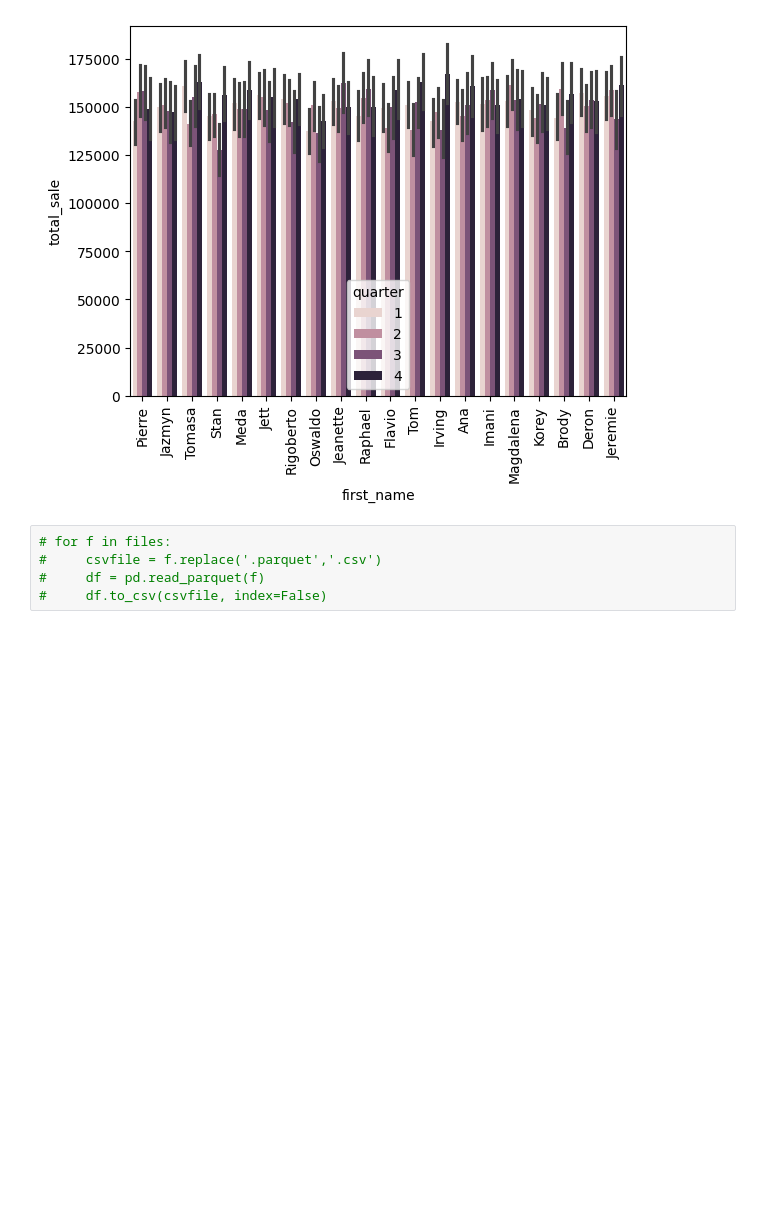
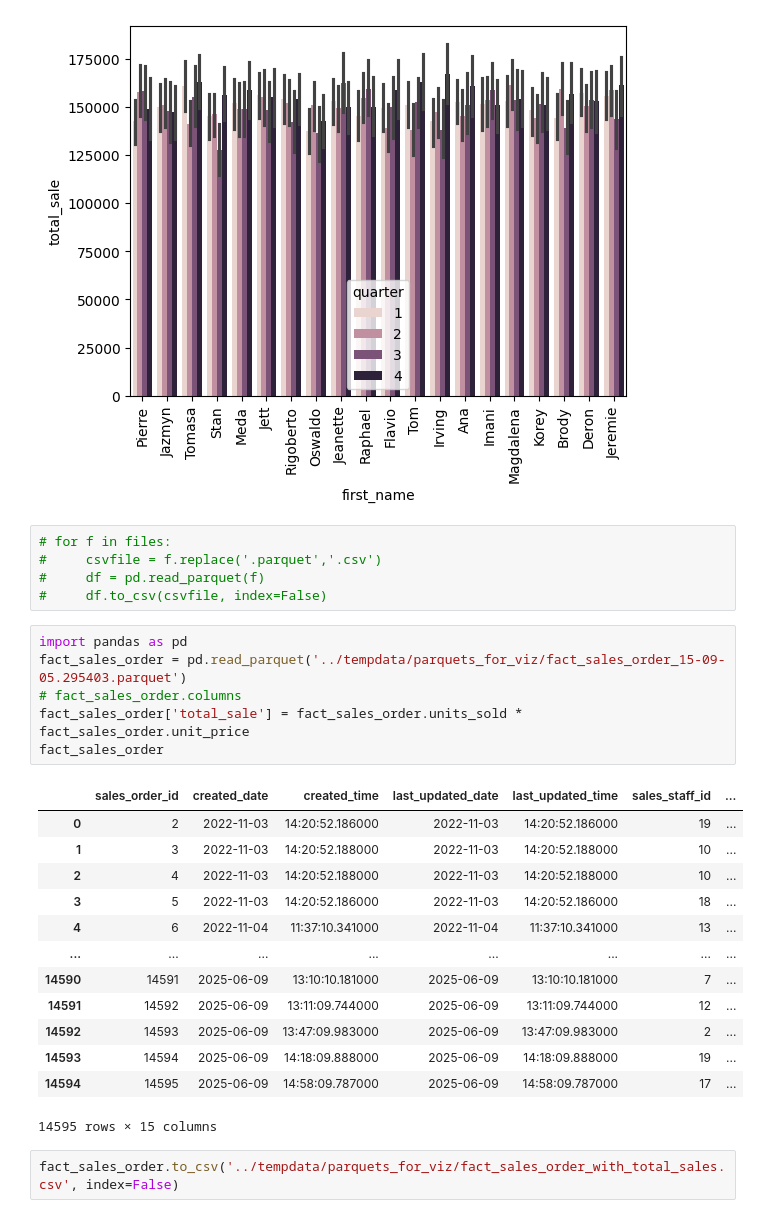
Before and after one commit to annette-alca/ETL-AWS-Project-Team8, a Jupyter notebook: src/visualisation.ipynb, the cells around one changed output. Saved outputs shown, nothing was run; the diff lists cells and outputs as text; blank space fills up the shorter version.

```diff
--- a/src/visualisation.ipynb
+++ b/src/visualisation.ipynb
@@ -141,3 +141,25 @@ plt.xticks(rotation=90)
 #     csvfile = f.replace('.parquet','.csv')
 #     df = pd.read_parquet(f)
 #     df.to_csv(csvfile, index=False)
+# %%
+import pandas as pd
+fact_sales_order = pd.read_parquet('../tempdata/parquets_for_viz/fact_sales_order_15-09-05.295403.parquet')
+# fact_sales_order.columns
+fact_sales_order['total_sale'] = fact_sales_order.units_sold * fact_sales_order.unit_price
+fact_sales_order
+# %% [output]
+|  | sales_order_id | created_date | created_time | last_updated_date | last_updated_time | sales_staff_id | ... |
+| 0 | 2 | 2022-11-03 | 14:20:52.186000 | 2022-11-03 | 14:20:52.186000 | 19 | ... |
+| 1 | 3 | 2022-11-03 | 14:20:52.188000 | 2022-11-03 | 14:20:52.188000 | 10 | ... |
+| 2 | 4 | 2022-11-03 | 14:20:52.188000 | 2022-11-03 | 14:20:52.188000 | 10 | ... |
+| 3 | 5 | 2022-11-03 | 14:20:52.186000 | 2022-11-03 | 14:20:52.186000 | 18 | ... |
+| 4 | 6 | 2022-11-04 | 11:37:10.341000 | 2022-11-04 | 11:37:10.341000 | 13 | ... |
+| ... | ... | ... | ... | ... | ... | ... | ... |
+| 14590 | 14591 | 2025-06-09 | 13:10:10.181000 | 2025-06-09 | 13:10:10.181000 | 7 | ... |
+| 14591 | 14592 | 2025-06-09 | 13:11:09.744000 | 2025-06-09 | 13:11:09.744000 | 12 | ... |
+| 14592 | 14593 | 2025-06-09 | 13:47:09.983000 | 2025-06-09 | 13:47:09.983000 | 2 | ... |
+| 14593 | 14594 | 2025-06-09 | 14:18:09.888000 | 2025-06-09 | 14:18:09.888000 | 19 | ... |
+| 14594 | 14595 | 2025-06-09 | 14:58:09.787000 | 2025-06-09 | 14:58:09.787000 | 17 | ... |
+14595 rows × 15 columns
+# %%
+fact_sales_order.to_csv('../tempdata/parquets_for_viz/fact_sales_order_with_total_sales.csv', index=False)
```
Also changed, not shown: 3 other files.
